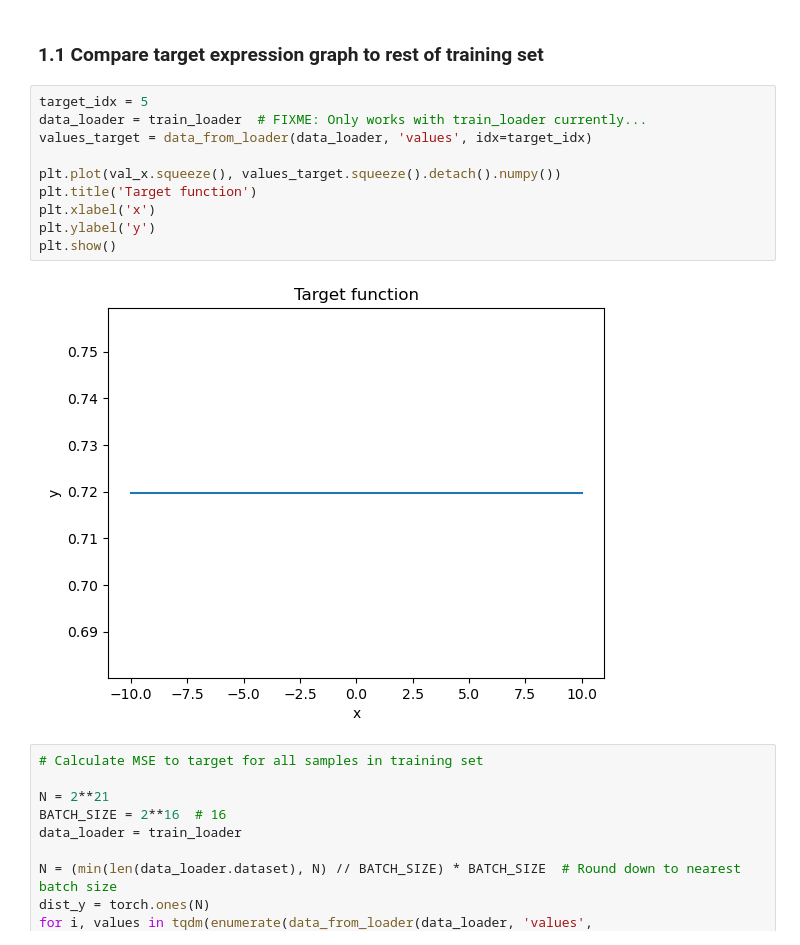
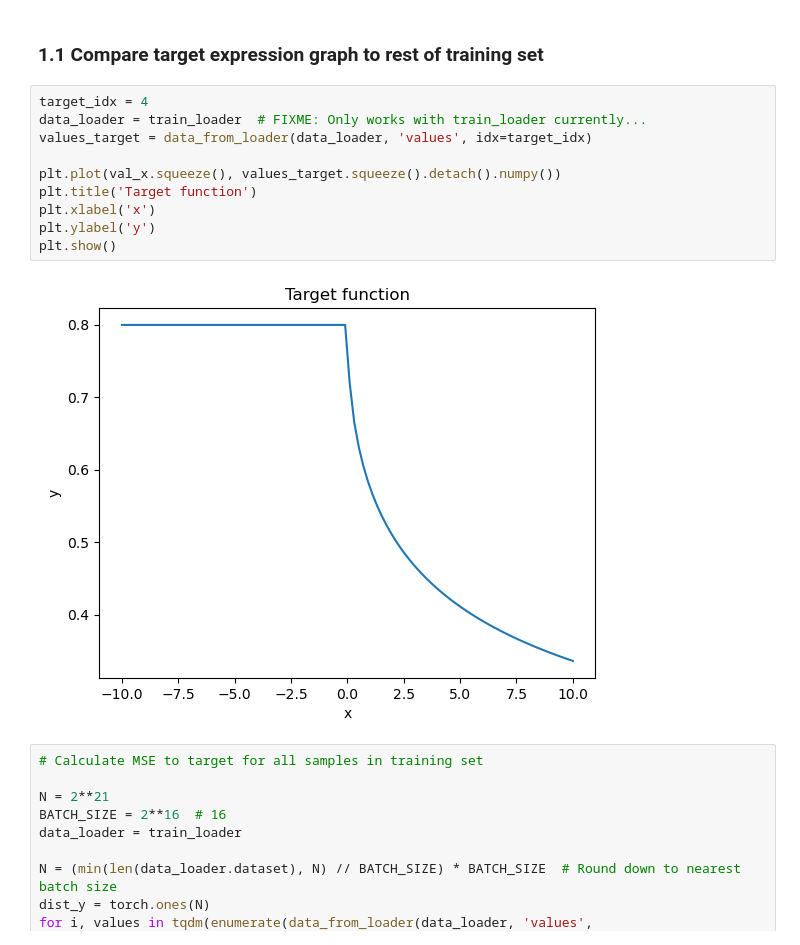
Before and after one commit to LuisCarretero/similar-expressions, a Jupyter notebook: src/dev/sampling_analysis.ipynb, the cells around one changed output. Cells and saved outputs as stored; diff of their text form.

```diff
--- a/src/dev/sampling_analysis.ipynb
+++ b/src/dev/sampling_analysis.ipynb
@@ -61,17 +60,17 @@ val_x, syntax_cats, value_transform = info['val_x'], info['syntax_cats'], info['
 # %% [markdown]
 ### 1.1 Compare target expression graph to rest of training set
 # %%
-target_idx = 5
+target_idx = 4
 data_loader = train_loader  # FIXME: Only works with train_loader currently...
 values_target = data_from_loader(data_loader, 'values', idx=target_idx)
 
 plt.plot(val_x.squeeze(), values_target.squeeze().detach().numpy())
 plt.title('Target function')
 plt.xlabel('x')
 plt.ylabel('y')
 plt.show()
 # %% [output]
-[figure, old version]
+[figure, new version]
 # %%
 # Calculate MSE to target for all samples in training set
 
```
Also changed, not shown: parts of 3 cells of this notebook, 4 other files.
